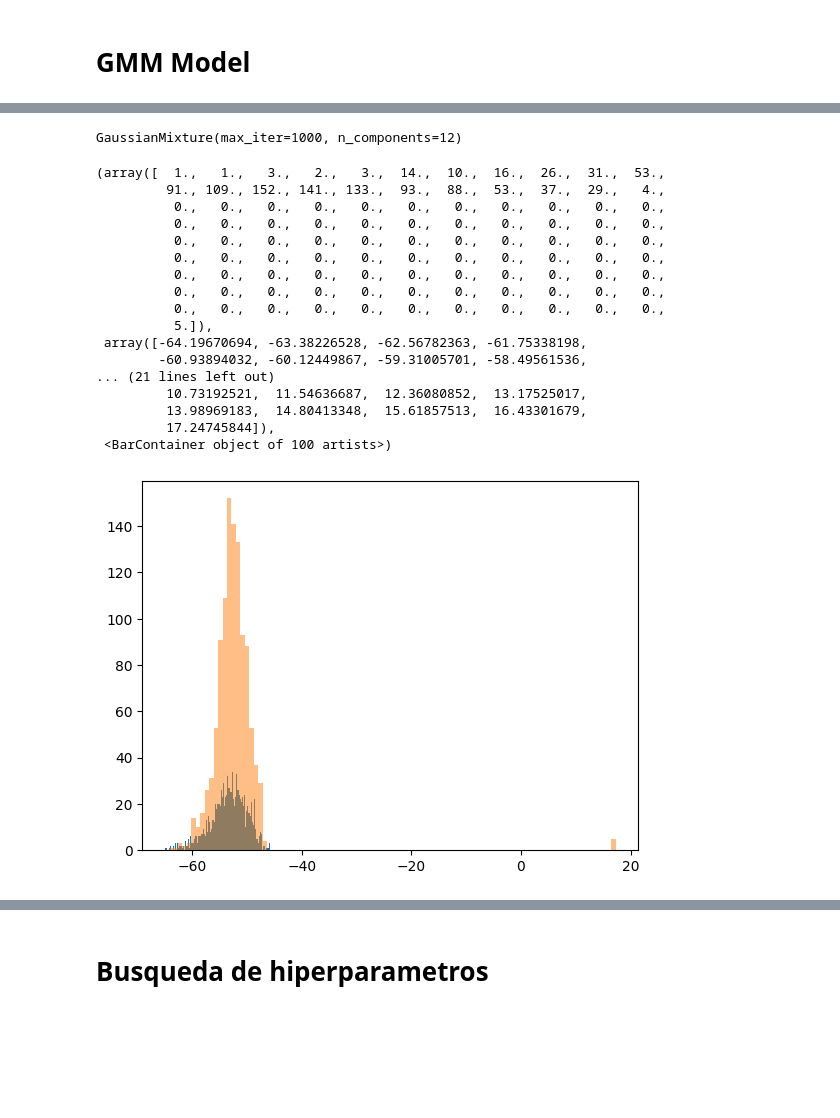
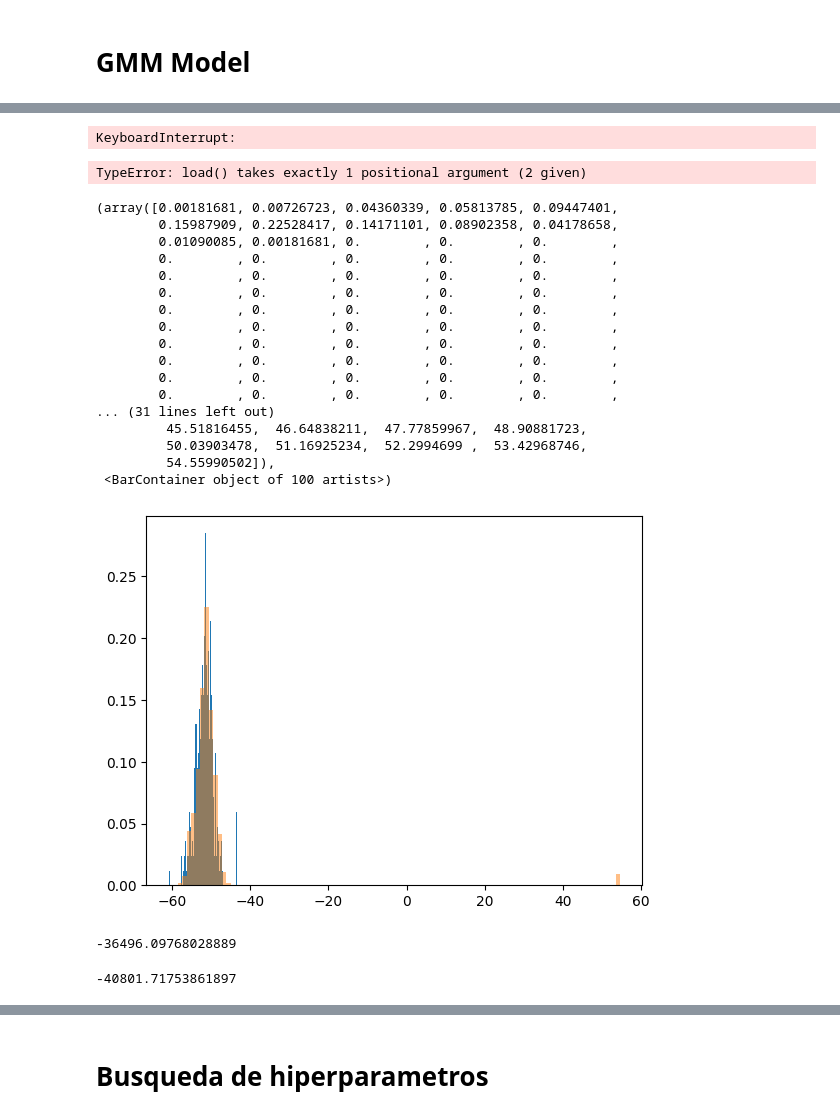
Before and after one commit to GonzaLinares/ProcVoz_Proyecto1, a Jupyter notebook: gender_classifier.ipynb, the cells around one changed output, grey strips where cells are left out. Cells and saved outputs as stored; diff of their text form; code cells hidden in the pictures; blank space fills up the shorter version.

```diff
--- a/gender_classifier.ipynb
+++ b/gender_classifier.ipynb
@@ -89,15 +89,15 @@ display(df) #Cada fila tiene los datos de un audio, cada columna mfcc contiene n
 from sklearn.model_selection import train_test_split
 
 #Equalize number of gender in dataset
-gender_counts = df['gender'].value_counts()
-difference = abs(gender_counts['males'] - gender_counts['females'])
-if gender_counts['males'] > gender_counts['females']:
-    df_balanced = df.drop(df[df['gender'] == 'males'].sample(n=difference, random_state=42).index)
-else:
-    df_balanced = df.drop(df[df['gender'] == 'females'].sample(n=difference, random_state=42).index)
+# gender_counts = df['gender'].value_counts()
+# difference = abs(gender_counts['males'] - gender_counts['females'])
+# if gender_counts['males'] > gender_counts['females']:
+#     df_balanced = df.drop(df[df['gender'] == 'males'].sample(n=difference, random_state=42).index)
+# else:
+#     df_balanced = df.drop(df[df['gender'] == 'females'].sample(n=difference, random_state=42).index)
 
 #Split into train and test datasets
-X_train, X_test, y_train, y_test = train_test_split(df_balanced.drop(['gender'], axis=1), df_balanced['gender'], test_size=0.2)
+X_train, X_test, y_train, y_test = train_test_split(df.drop(['gender'], axis=1), df['gender'], test_size=0.2)
 X_file, X_test_file = X_train["file"], X_test["file"]
 X_train.drop(["file"], inplace=True, axis=1)
 X_test.drop(["file"], inplace=True, axis=1)
@@ -148,7 +149,7 @@ plt.hist(score_females, bins=20, alpha=0.5)
 # GMM Model
 # %%
 amount = 50
-X_male = np.concatenate(X_train.mfcc[y_train=="males"].to_numpy()[:amount], axis=1).T
-X_female = np.concatenate(X_train.mfcc[y_train=="females"].to_numpy()[:amount], axis=1).T
-X_test_male = np.concatenate(X_test.mfcc[y_test=="males"].to_numpy()[:amount], axis=1).T
-X_test_female = np.concatenate(X_test.mfcc[y_test=="females"].to_numpy()[:amount], axis=1).T
+X_male = np.concatenate(X_train.mfcc[y_train=="males"].to_numpy(), axis=1).T
+X_female = np.concatenate(X_train.mfcc[y_train=="females"].to_numpy(), axis=1).T
+X_test_male = np.concatenate(X_test.mfcc[y_test=="males"].to_numpy(), axis=1).T
+X_test_female = np.concatenate(X_test.mfcc[y_test=="females"].to_numpy(), axis=1).T
@@ -162,7 +179,7 @@ gmm_female = GaussianMixture(n_components=mfcc_coeff_amount, covariance_type='fu
 gmm_male.fit(X_male)
 gmm_female.fit(X_female)
 # %% [output]
-GaussianMixture(max_iter=1000, n_components=12)
+KeyboardInterrupt:
 # %%
 import pickle
 
@@ -171,28 +188,38 @@ with open('gmm_male.pkl','wb') as f:
 
 with open('gmm_female.pkl','wb') as f:
     pickle.dump(gmm_female,f)
+# %%
+import pickle
+
+with open('gmm_male.pkl','rb') as f:
+    gmm_male = pickle.load(f)
+
+with open('gmm_female.pkl','rb') as f:
+    gmm_female = pickle.load()
+# %% [output]
+TypeError: load() takes exactly 1 positional argument (2 given)
 # %%
 # Lo importante de estos scores es cuanto suman
 person = 1
-plt.hist(gmm_female.score_samples(X_test.mfcc.iloc[person].T), bins=100)
-plt.hist(gmm_male.score_samples(X_test.mfcc.iloc[person].T), bins=100, alpha=0.5)
+plt.hist(gmm_female.score_samples(X_test.mfcc.iloc[person].T), bins=100, density = True)
+plt.hist(gmm_male.score_samples(X_test.mfcc.iloc[person].T), bins=100, density = True, alpha=0.5)
 # %% [output]
-(array([  1.,   1.,   3.,   2.,   3.,  14.,  10.,  16.,  26.,  31.,  53.,
-         91., 109., 152., 141., 133.,  93.,  88.,  53.,  37.,  29.,   4.,
-          0.,   0.,   0.,   0.,   0.,   0.,   0.,   0.,   0.,   0.,   0.,
-          0.,   0.,   0.,   0.,   0.,   0.,   0.,   0.,   0.,   0.,   0.,
-          0.,   0.,   0.,   0.,   0.,   0.,   0.,   0.,   0.,   0.,   0.,
-          0.,   0.,   0.,   0.,   0.,   0.,   0.,   0.,   0.,   0.,   0.,
-          0.,   0.,   0.,   0.,   0.,   0.,   0.,   0.,   0.,   0.,   0.,
-          0.,   0.,   0.,   0.,   0.,   0.,   0.,   0.,   0.,   0.,   0.,
-          0.,   0.,   0.,   0.,   0.,   0.,   0.,   0.,   0.,   0.,   0.,
-          5.]),
- array([-64.19670694, -63.38226528, -62.56782363, -61.75338198,
-        -60.93894032, -60.12449867, -59.31005701, -58.49561536,
-... (21 lines left out)
-         10.73192521,  11.54636687,  12.36080852,  13.17525017,
-         13.98969183,  14.80413348,  15.61857513,  16.43301679,
-         17.24745844]),
+(array([0.00181681, 0.00726723, 0.04360339, 0.05813785, 0.09447401,
+        0.15987909, 0.22528417, 0.14171101, 0.08902358, 0.04178658,
+        0.01090085, 0.00181681, 0.        , 0.        , 0.        ,
+        0.        , 0.        , 0.        , 0.        , 0.        ,
+        0.        , 0.        , 0.        , 0.        , 0.        ,
+        0.        , 0.        , 0.        , 0.        , 0.        ,
+        0.        , 0.        , 0.        , 0.        , 0.        ,
+        0.        , 0.        , 0.        , 0.        , 0.        ,
+        0.        , 0.        , 0.        , 0.        , 0.        ,
+        0.        , 0.        , 0.        , 0.        , 0.        ,
+        0.        , 0.        , 0.        , 0.        , 0.        ,
+        0.        , 0.        , 0.        , 0.        , 0.        ,
+... (31 lines left out)
+         45.51816455,  46.64838211,  47.77859967,  48.90881723,
+         50.03903478,  51.16925234,  52.2994699 ,  53.42968746,
+         54.55990502]),
  <BarContainer object of 100 artists>)
-[figure, old version]
+[figure, new version]
 # %%
@@ -205,0 +233,6 @@ for index, row in X_test.iterrows():
+# %%
+display(scores_mgmm[y_test == "males"].mean())
+display(scores_mgmm[y_test == "females"].mean())
+# %% [output]
+-36496.09768028889
+-40801.71753861897
```
Also changed, not shown: parts of 8 cells of this notebook.
